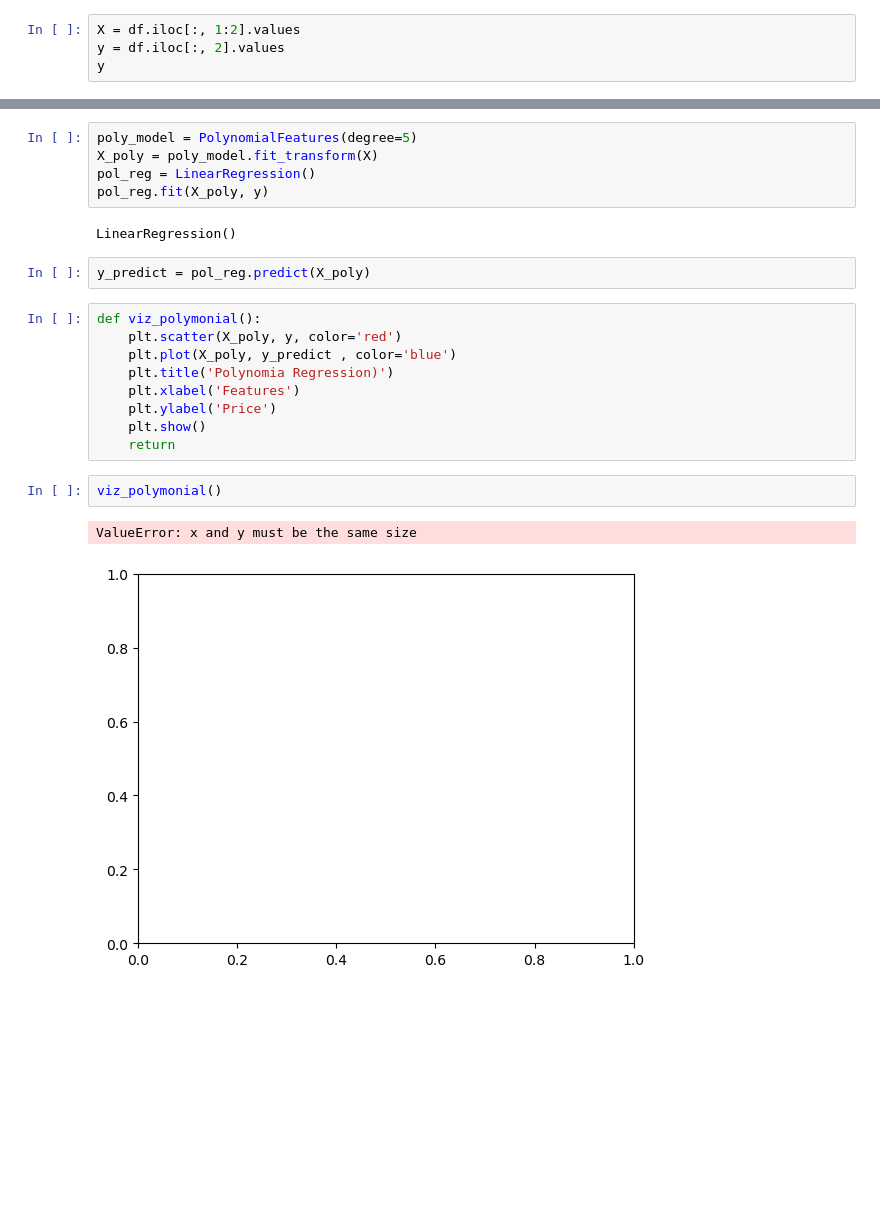
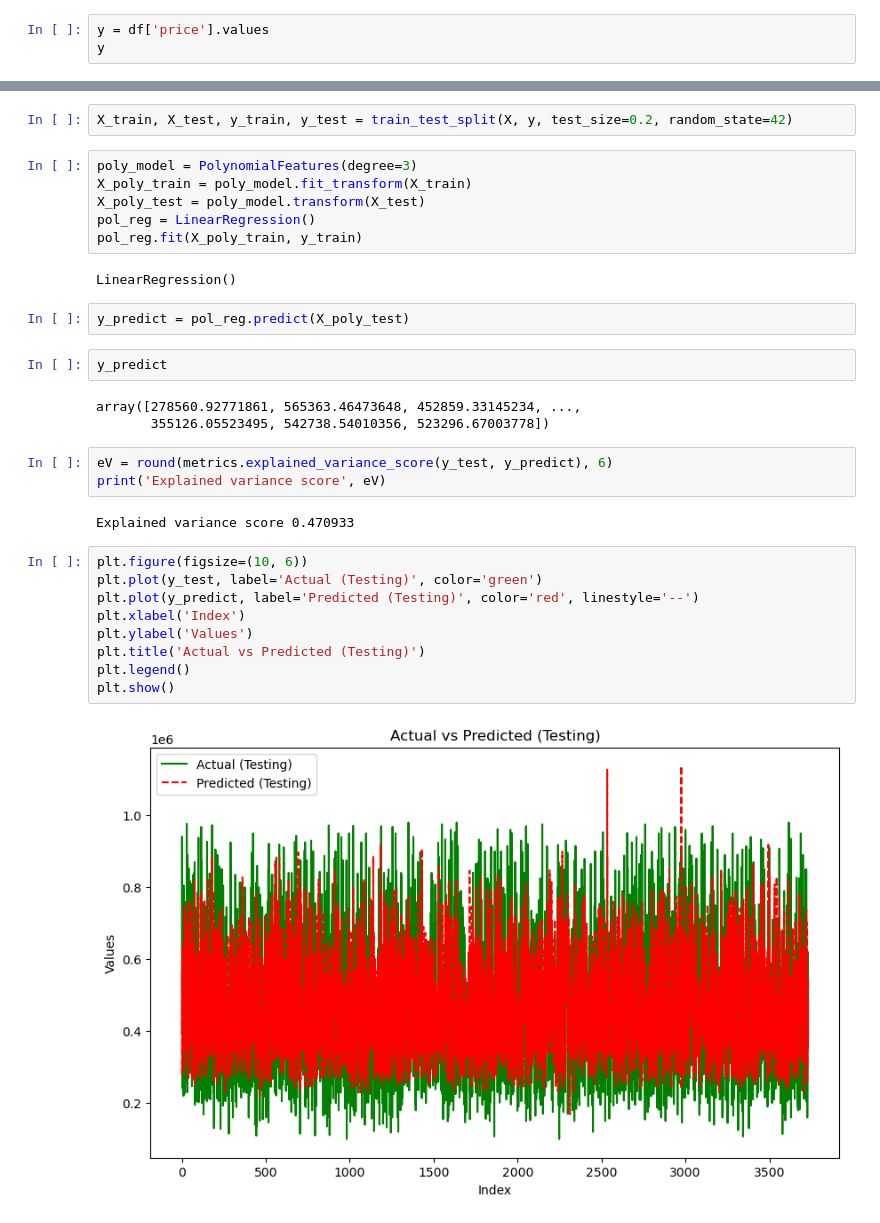
Before and after one commit to cph-oo221/Dat4-BI-MP3, a Jupyter notebook: MP3 - machine learning by regression.ipynb, the cells around one changed output, grey strips where cells are left out. Drawn from its saved outputs; the diff is of its cells as text; blank space fills up the shorter version.

Commit message:
updated polynomial model

```diff
--- a/MP3 - machine learning by regression.ipynb
+++ b/MP3 - machine learning by regression.ipynb
@@ -690,5 +698,4 @@ Looks like a linear regression model works best with all features!
 # %%
-X = df.iloc[:, 1:2].values
-y = df.iloc[:, 2].values
+y = df['price'].values
 y
 # %% [output]
@@ -696,23 +703,33 @@ array([1, 2, 1, ..., 0, 2, 0])
+# %%
+X_train, X_test, y_train, y_test = train_test_split(X, y, test_size=0.2, random_state=42)
 # %%
-poly_model = PolynomialFeatures(degree=5)
-X_poly = poly_model.fit_transform(X)
+poly_model = PolynomialFeatures(degree=3)
+X_poly_train = poly_model.fit_transform(X_train)
+X_poly_test = poly_model.transform(X_test)
 pol_reg = LinearRegression()
-pol_reg.fit(X_poly, y)
+pol_reg.fit(X_poly_train, y_train)
 # %% [output]
 LinearRegression()
 # %%
-y_predict = pol_reg.predict(X_poly)
+y_predict = pol_reg.predict(X_poly_test)
-# %%
-def viz_polymonial():
-    plt.scatter(X_poly, y, color='red')
-    plt.plot(X_poly, y_predict , color='blue')
-    plt.title('Polynomia Regression)')
-    plt.xlabel('Features')
-    plt.ylabel('Price')
-    plt.show()
-    return
-# %%
-viz_polymonial()
-# %% [output]
-ValueError: x and y must be the same size
-[figure, removed]
+# %%
+y_predict
+# %% [output]
+array([278560.92771861, 565363.46473648, 452859.33145234, ...,
+       355126.05523495, 542738.54010356, 523296.67003778])
+# %%
+eV = round(metrics.explained_variance_score(y_test, y_predict), 6)
+print('Explained variance score', eV)
+# %% [output]
+Explained variance score 0.470933
+# %%
+plt.figure(figsize=(10, 6))
+plt.plot(y_test, label='Actual (Testing)', color='green')
+plt.plot(y_predict, label='Predicted (Testing)', color='red', linestyle='--')
+plt.xlabel('Index')
+plt.ylabel('Values')
+plt.title('Actual vs Predicted (Testing)')
+plt.legend()
+plt.show()
+# %% [output]
+[figure, added]
```
Also changed, not shown: parts of 17 cells of this notebook.
